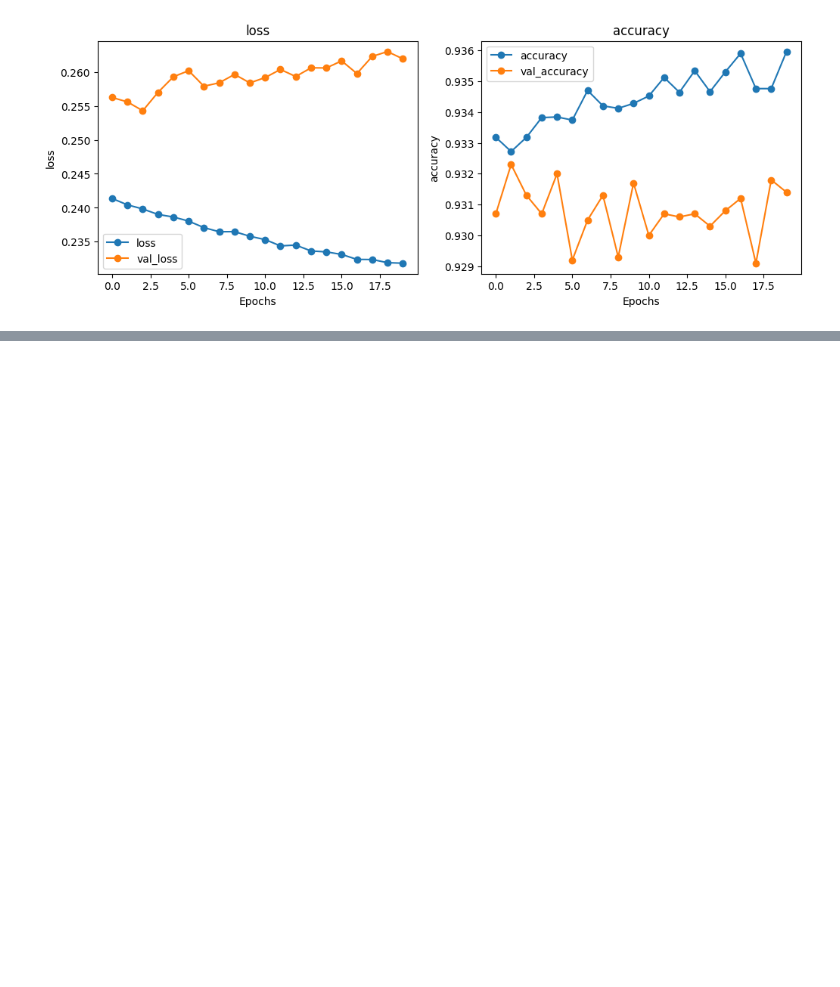
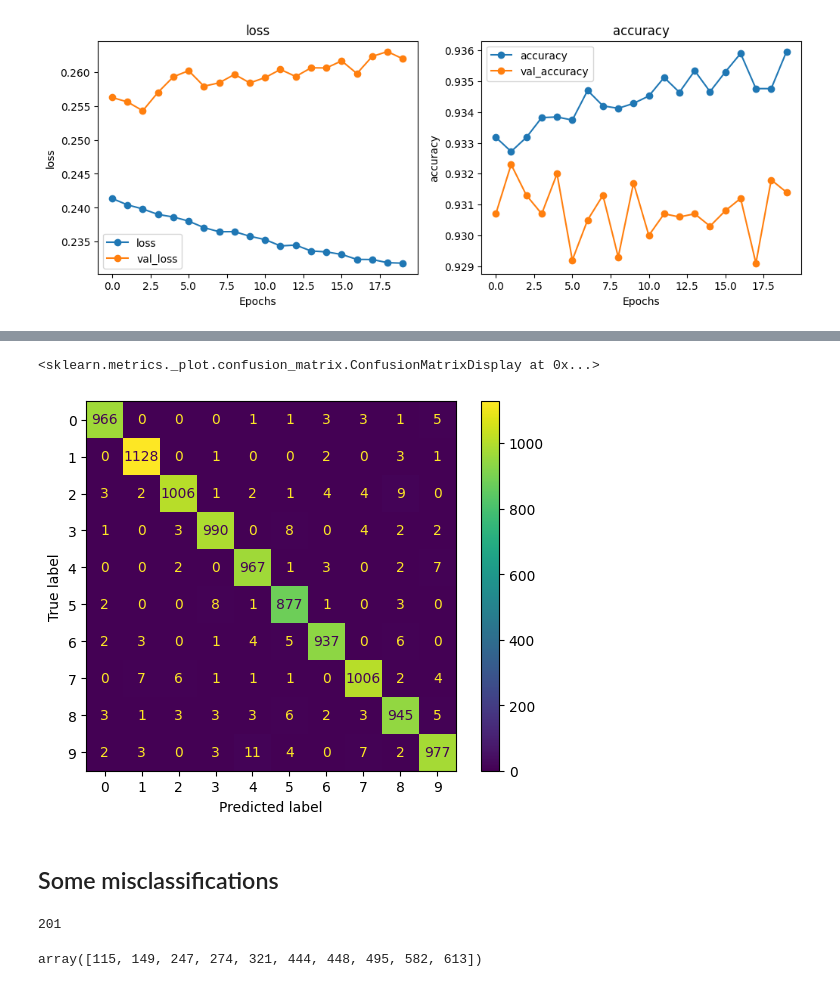
Before and after one commit to AIgineerAB/Artificial_Intelligence_HA24, a Jupyter notebook: code_alongs/Lec08_MLP.ipynb, the cells around one changed output, grey strips where cells are left out. Drawn from its saved outputs; the diff is of its cells as text; code cells hidden in the pictures; blank space fills up the shorter version.

```diff
--- a/code_alongs/Lec08_MLP.ipynb
+++ b/code_alongs/Lec08_MLP.ipynb
@@ -210,0 +272,3 @@ plot_metrics(naive_history)
+# %%
+# trains on all training data (60000)
+model_deep.fit(X_train, y_train, epochs = 3, verbose=1)
@@ -210,0 +285,5 @@ plot_metrics(naive_history)
+# %%
+from sklearn.metrics import classification_report, confusion_matrix, ConfusionMatrixDisplay
+
+y_pred = model_deep.predict(X_test)
+y_pred
@@ -210,0 +319,3 @@ plot_metrics(naive_history)
+# %%
+y_pred = np.argmax(y_pred, axis=1)
+y_pred.shape
@@ -210,0 +343,17 @@ plot_metrics(naive_history)
+# %%
+cm = confusion_matrix(y_test, y_pred)
+ConfusionMatrixDisplay(cm).plot()
+# %% [output]
+<sklearn.metrics._plot.confusion_matrix.ConfusionMatrixDisplay at 0x...>
+[figure, added]
+# %% [markdown]
+## Some misclassifications
+# %%
+(y_pred != y_test).sum()
+# %% [output]
+201
+# %%
+misclassified_indices = np.where(y_pred != y_test)[0]
+misclassified_indices[:10]
+# %% [output]
+array([115, 149, 247, 274, 321, 444, 448, 495, 582, 613])
```
Also changed, not shown: parts of 14 cells of this notebook.
